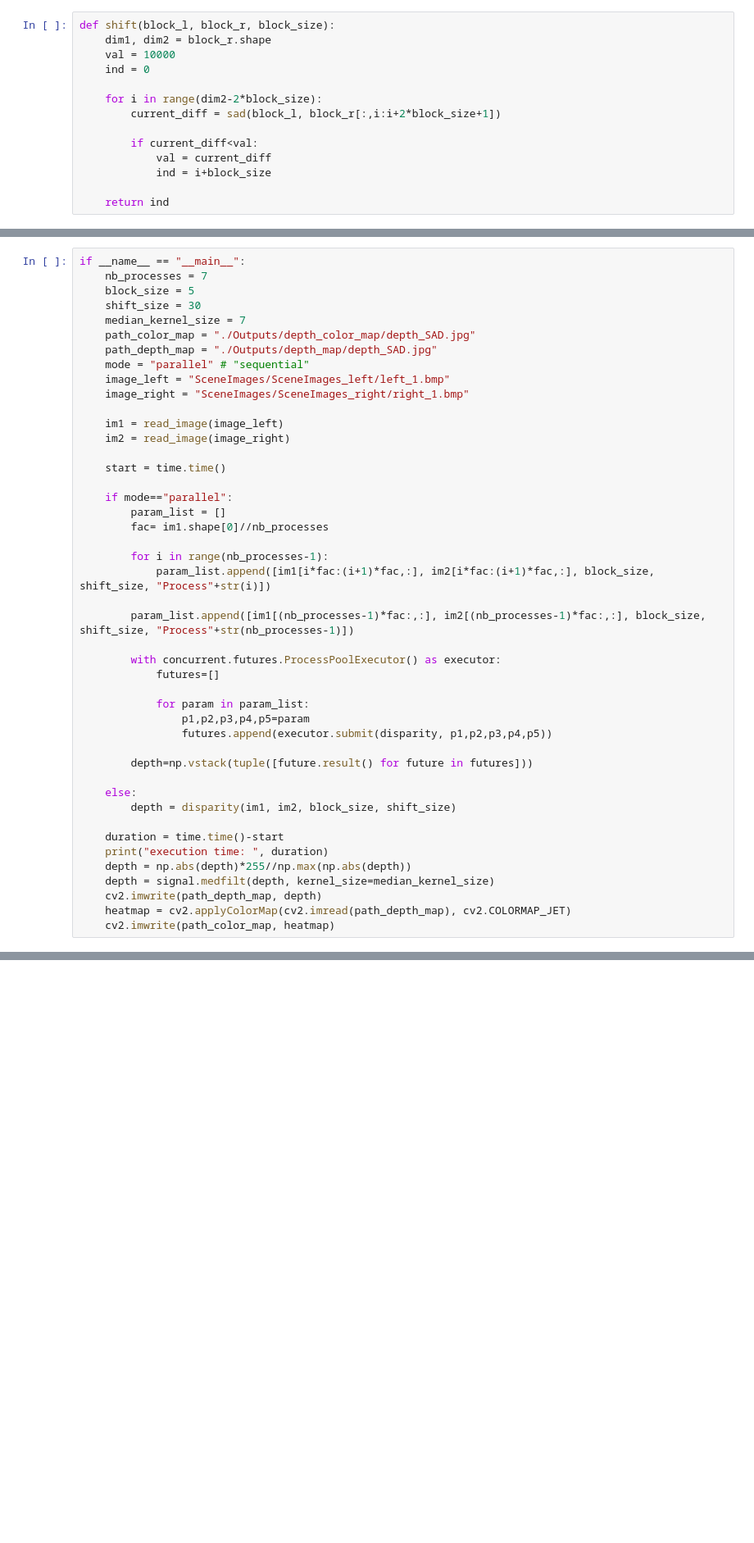
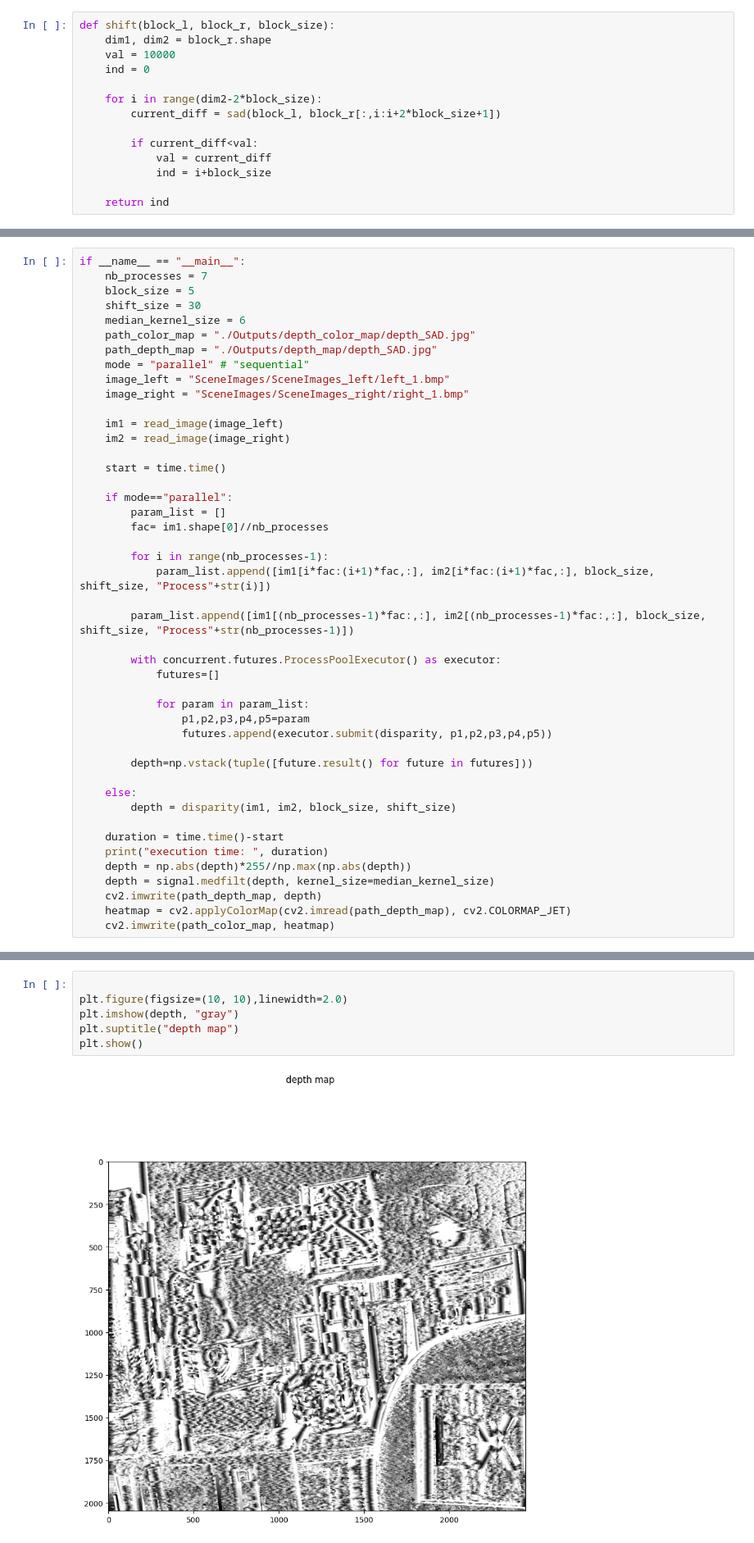
Before and after one commit to CO-FOE-USJ/co4204---practical-2---camera-calibration-dhanushka365, a Jupyter notebook: SAD.ipynb, the cells around one changed output, grey strips where cells are left out. Shown at 82% size. Cells and saved outputs as stored; diff of their text form; blank space fills up the shorter version.

```diff
--- a/SAD.ipynb
+++ b/SAD.ipynb
@@ -69,7 +70,7 @@ if __name__ == "__main__":
     nb_processes = 7
     block_size = 5
     shift_size = 30
-    median_kernel_size = 7
+    median_kernel_size = 6
     path_color_map = "./Outputs/depth_color_map/depth_SAD.jpg"
     path_depth_map = "./Outputs/depth_map/depth_SAD.jpg"
     mode = "parallel" # "sequential"
@@ -120,0 +121,8 @@ execution time:  565.6692872047424
+# %%
+
+plt.figure(figsize=(10, 10),linewidth=2.0)
+plt.imshow(depth, "gray")
+plt.suptitle("depth map")
+plt.show()
+# %% [output]
+[figure, added]
```
Also changed, not shown: parts of 3 cells of this notebook.
